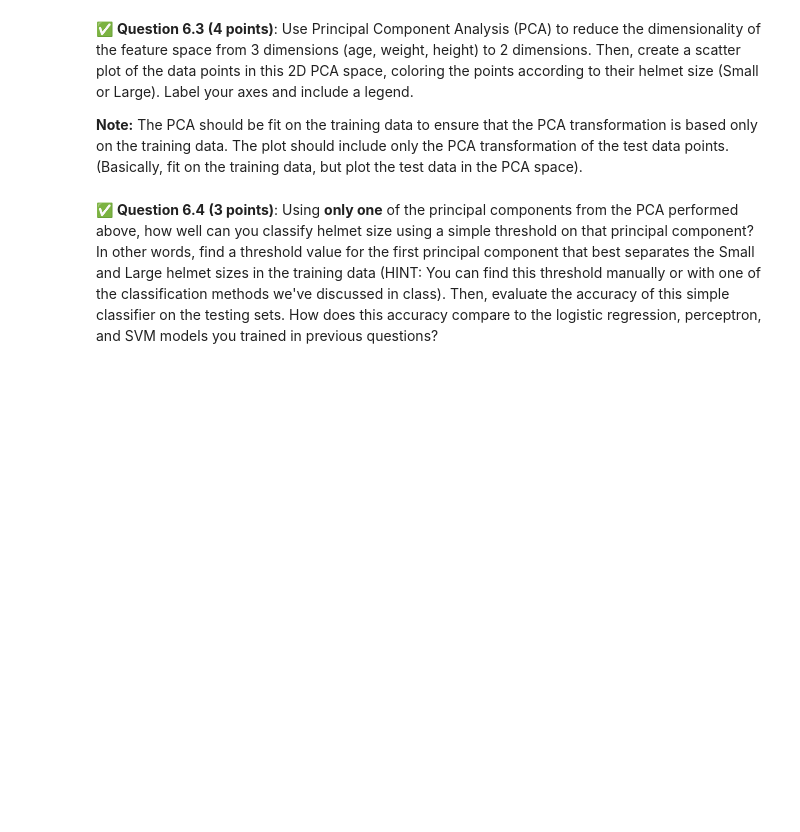
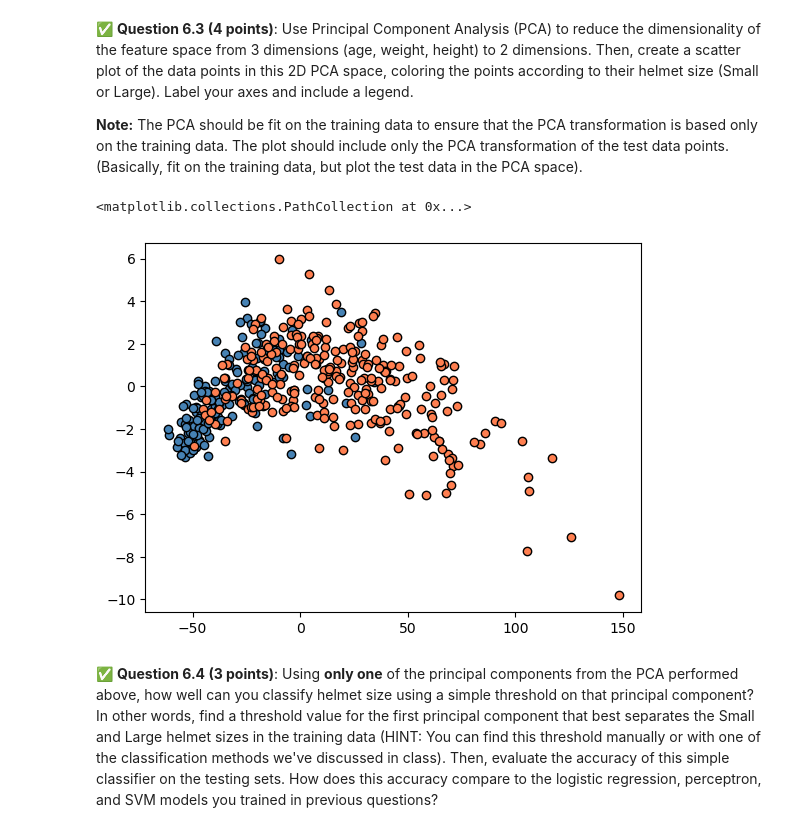
Before and after one commit to ilanberen/CMSE202-s26-turnin, a Jupyter notebook: hw-04/HW-04_RegressionClassification-STUDENT.ipynb, the cells around one changed output. Drawn from its saved outputs; the diff is of its cells as text; code cells hidden in the pictures; blank space fills up the shorter version.

```diff
--- a/hw-04/HW-04_RegressionClassification-STUDENT.ipynb
+++ b/hw-04/HW-04_RegressionClassification-STUDENT.ipynb
@@ -540,0 +539,5 @@ Some notes:
+# %%
+# Put your code here
+from sklearn.svm import SVC
+svm_model = SVC(kernel='rbf', C=1.0)
+svm_model.fit(X_train, y_train)
@@ -551,2 +559,18 @@ Some notes:
+# %%
+# Put your code here
+from sklearn.decomposition import PCA
+pca = PCA(n_components=2)
+pca.fit(X_train)
+X_test_pca = pca.transform(X_test)
+small_mask = (y_test == 'Small')
+large_mask = (y_test == 'Large')
+
+plt.scatter(X_test_pca[small_mask, 0], X_test_pca[small_mask, 1],
+            c='steelblue', label='Small', edgecolor='k')
+plt.scatter(X_test_pca[large_mask, 0], X_test_pca[large_mask, 1],
+            c='coral', label='Large', edgecolor='k')
+# %% [output]
+<matplotlib.collections.PathCollection at 0x...>
+[figure, added]
 # %% [markdown]
 &#9989;  **Question 6.4 (3 points)**: Using **only one** of the principal components from the PCA performed above, how well can you classify helmet size using a simple threshold on that principal component?  In other words, find a threshold value for the first principal component that best separates the Small and Large helmet sizes in the training data (HINT: You can find this threshold manually or with one of the classification methods we've discussed in class). Then, evaluate the accuracy of this simple classifier on the testing sets.   How does this accuracy compare to the logistic regression, perceptron, and SVM models you trained in previous questions?
```
Also changed, not shown: parts of 7 cells of this notebook.
